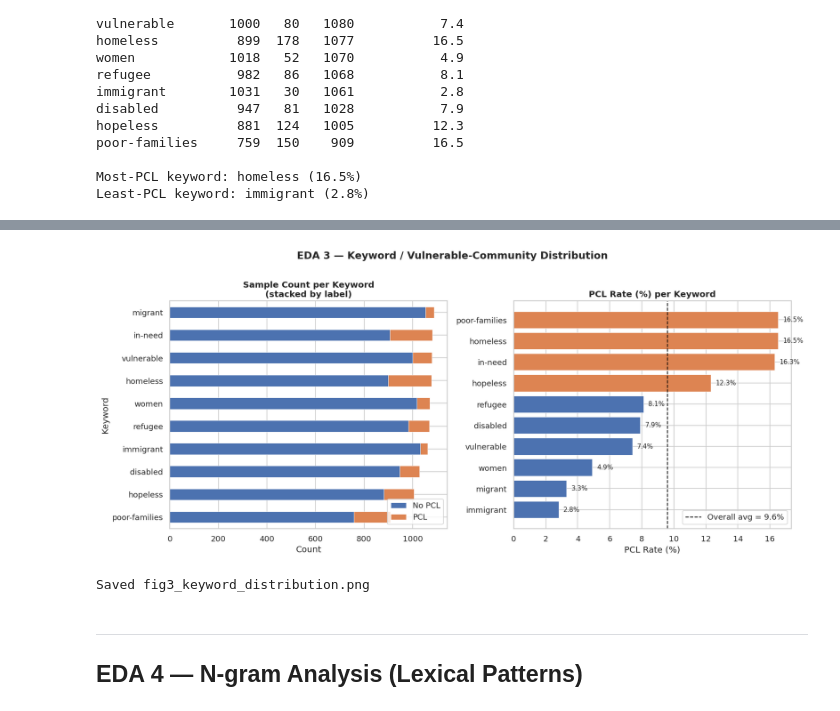
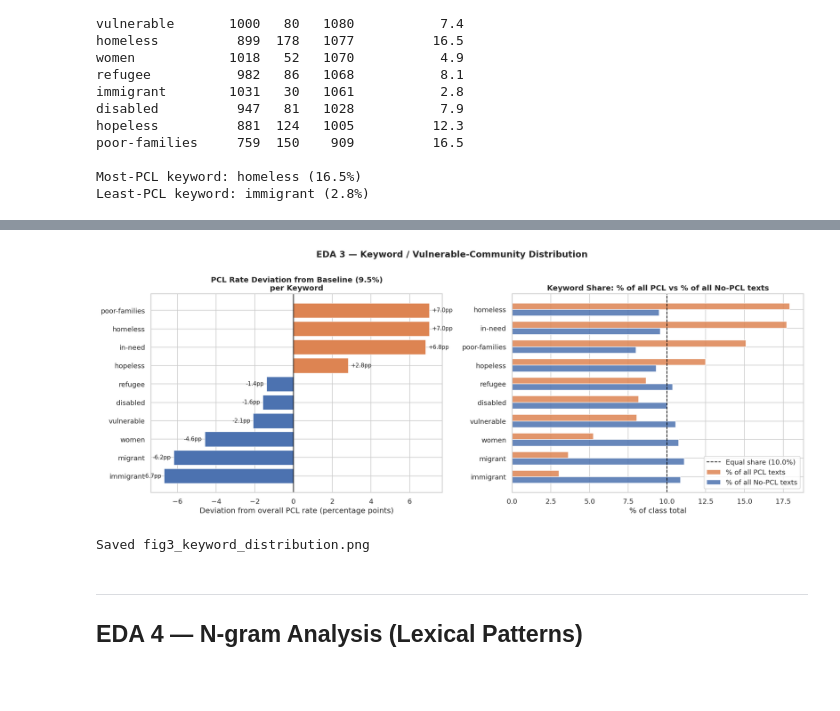
Before and after one commit to ArthurAllilaire/nlp, a Jupyter notebook: eda_pcl.ipynb, the cells around one changed output, grey strips where cells are left out. Cells and saved outputs as stored; diff of their text form; code cells hidden in the pictures; blank space fills up the shorter version.

```diff
--- a/eda_pcl.ipynb
+++ b/eda_pcl.ipynb
@@ -299,41 +351,57 @@ Least-PCL keyword: immigrant (2.8%)
 # %%
-fig, axes = plt.subplots(1, 2, figsize=(14, 6))
+fig, axes = plt.subplots(1, 2, figsize=(16, 6))
 
-# Stacked bar — counts
-kw_plot = kw_counts.sort_values('Total', ascending=True)
-kw_plot[['No PCL', 'PCL']].plot(
-    kind='barh', stacked=True, ax=axes[0],
-    color=[PCL_COLORS[0], PCL_COLORS[1]], edgecolor='white', linewidth=0.5
-)
-axes[0].set_title('Sample Count per Keyword\n(stacked by label)', fontweight='bold')
-axes[0].set_xlabel('Count')
-axes[0].set_ylabel('Keyword')
-axes[0].legend(loc='lower right')
+overall_rate = df['label'].mean() * 100          # ~9.5%
+n_pcl      = int(df['label'].sum())              # 993
+n_no_pcl   = int((df['label'] == 0).sum())       # 9476
 
-# PCL rate bar
-kw_rate = kw_counts.sort_values('PCL Rate (%)', ascending=True)
-colors = [PCL_COLORS[1] if r > kw_counts['PCL Rate (%)'].mean() else PCL_COLORS[0]
-          for r in kw_rate['PCL Rate (%)']]
-axes[1].barh(kw_rate.index, kw_rate['PCL Rate (%)'],
-             color=colors, edgecolor='white', linewidth=0.5)
-avg_rate = kw_counts['PCL Rate (%)'].mean()
-axes[1].axvline(avg_rate, color='black', linestyle='--', linewidth=1.2,
-                label=f'Overall avg = {avg_rate:.1f}%')
-for i, (_, row) in enumerate(kw_rate.iterrows()):
-    axes[1].text(row['PCL Rate (%)'] + 0.3, i, f"{row['PCL Rate (%)']:.1f}%",
-                 va='center', fontsize=9)
-axes[1].set_title('PCL Rate (%) per Keyword', fontweight='bold')
-axes[1].set_xlabel('PCL Rate (%)')
+kw_counts['Deviation (pp)'] = kw_counts['PCL Rate (%)'] - overall_rate
+
+# ── Left: diverging bar — deviation from baseline ────────────────────────────
+kw_dev    = kw_counts.sort_values('Deviation (pp)')
+dev_colors = [PCL_COLORS[1] if d > 0 else PCL_COLORS[0] for d in kw_dev['Deviation (pp)']]
+
+axes[0].barh(kw_dev.index, kw_dev['Deviation (pp)'],
+             color=dev_colors, edgecolor='white', linewidth=0.5)
+axes[0].axvline(0, color='black', linewidth=1.2)
+for i, (_, row) in enumerate(kw_dev.iterrows()):
+    d = row['Deviation (pp)']
+    label_txt = f"{'+' if d >= 0 else ''}{d:.1f}pp"
+    ha  = 'left'  if d >= 0 else 'right'
+    pad = 0.15    if d >= 0 else -0.15
+    axes[0].text(d + pad, i, label_txt, va='center', ha=ha, fontsize=9)
+axes[0].set_title(f'PCL Rate Deviation from Baseline ({overall_rate:.1f}%)\nper Keyword',
+                  fontweight='bold')
+axes[0].set_xlabel('Deviation from overall PCL rate (percentage points)')
+
+# ── Right: keyword share — % of all PCL vs % of all No-PCL ──────────────────
+kw_counts['% of PCL']    = kw_counts['PCL']    / n_pcl    * 100
+kw_counts['% of No-PCL'] = kw_counts['No PCL'] / n_no_pcl * 100
+kw_share = kw_counts.sort_values('% of PCL', ascending=True)
+
+y      = np.arange(len(kw_share))
+height = 0.35
+axes[1].barh(y + height / 2, kw_share['% of PCL'],    height,
+             color=PCL_COLORS[1], alpha=0.85, label='% of all PCL texts',    edgecolor='white')
+axes[1].barh(y - height / 2, kw_share['% of No-PCL'], height,
+             color=PCL_COLORS[0], alpha=0.85, label='% of all No-PCL texts', edgecolor='white')
+axes[1].set_yticks(y)
+axes[1].set_yticklabels(kw_share.index)
+equal_share = 100 / len(kw_share)
+axes[1].axvline(equal_share, color='black', linestyle='--', linewidth=1.2,
+                label=f'Equal share ({equal_share:.1f}%)')
+axes[1].set_title('Keyword Share: % of all PCL vs % of all No-PCL texts', fontweight='bold')
+axes[1].set_xlabel('% of class total')
 axes[1].legend()
 
 plt.suptitle('EDA 3 — Keyword / Vulnerable-Community Distribution',
              fontsize=14, fontweight='bold', y=1.01)
 plt.tight_layout()
 plt.savefig(os.path.join(FIG_DIR, 'fig3_keyword_distribution.png'), bbox_inches='tight')
 plt.show()
 print('Saved fig3_keyword_distribution.png')
 # %% [output]
-[figure, old version]
+[figure, new version]
 Saved fig3_keyword_distribution.png
 # %% [markdown]
 ---
```
Also changed, not shown: parts of 4 cells of this notebook, 7 other files.
